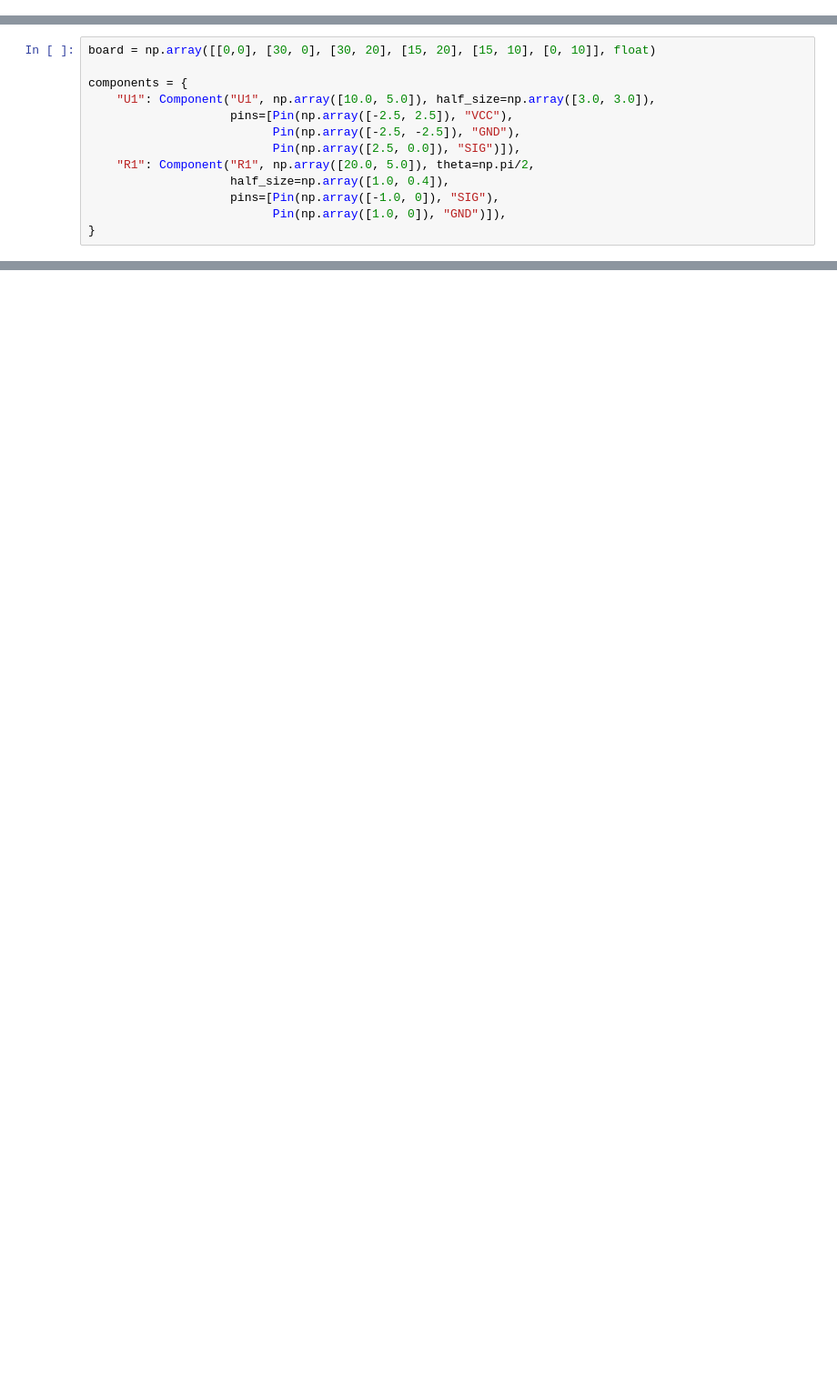
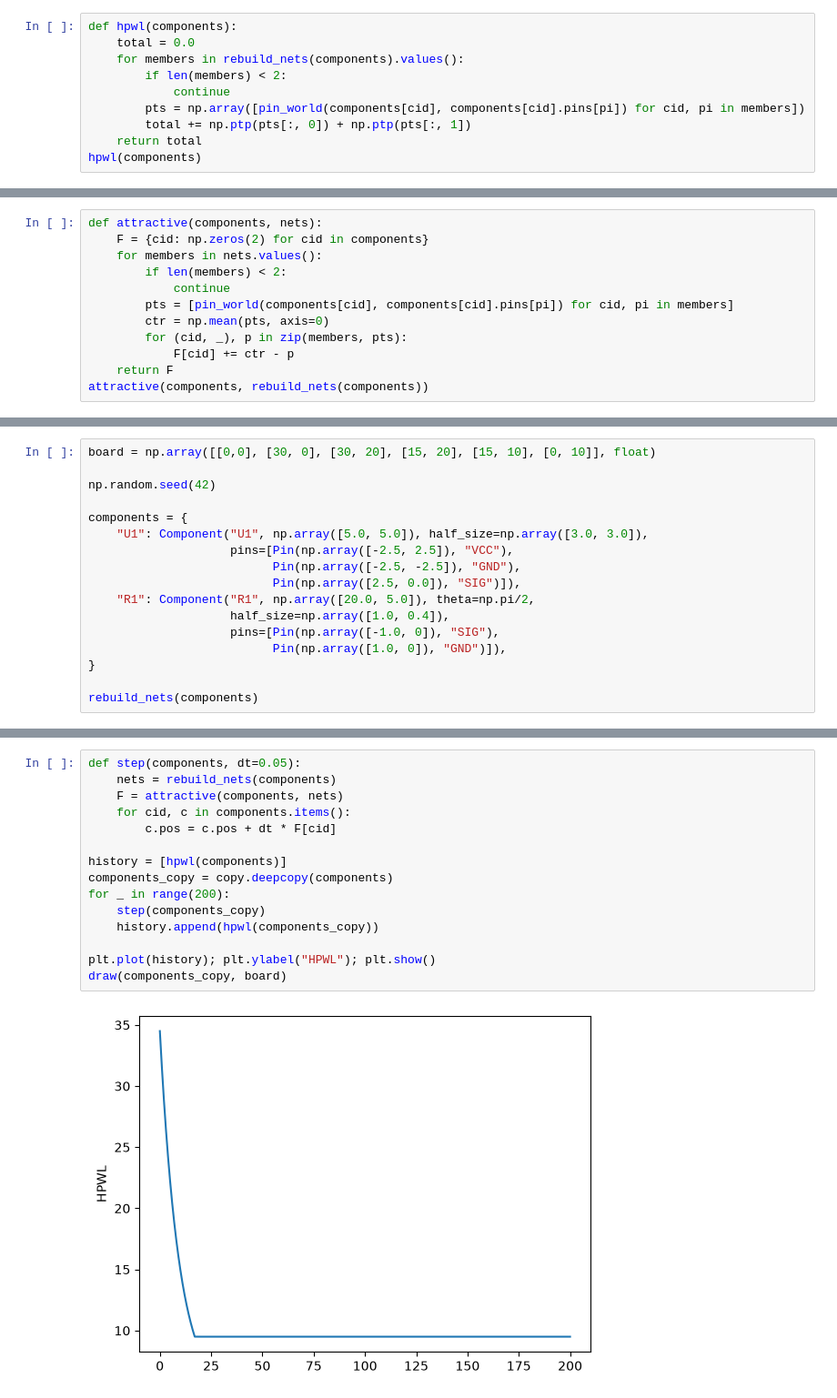
Before and after one commit to wang-edward/autoplace, a Jupyter notebook: place.ipynb, the cells around one changed output, grey strips where cells are left out. Shown at 91% size. Saved outputs shown, nothing was run; the diff lists cells and outputs as text; blank space fills up the shorter version.

Commit message:
attract

```diff
--- a/place.ipynb
+++ b/place.ipynb
@@ -27,0 +34,10 @@ def pin_world(component, pin):
+# %%
+def hpwl(components):
+    total = 0.0
+    for members in rebuild_nets(components).values():
+        if len(members) < 2:
+            continue
+        pts = np.array([pin_world(components[cid], components[cid].pins[pi]) for cid, pi in members])
+        total += np.ptp(pts[:, 0]) + np.ptp(pts[:, 1])
+    return total
+hpwl(components)
@@ -27,0 +46,12 @@ def pin_world(component, pin):
+# %%
+def attractive(components, nets):
+    F = {cid: np.zeros(2) for cid in components}
+    for members in nets.values():
+        if len(members) < 2:
+            continue
+        pts = [pin_world(components[cid], components[cid].pins[pi]) for cid, pi in members]
+        ctr = np.mean(pts, axis=0)
+        for (cid, _), p in zip(members, pts):
+            F[cid] += ctr - p
+    return F
+attractive(components, rebuild_nets(components))
@@ -28,8 +60,10 @@ def pin_world(component, pin):
 # %%
 board = np.array([[0,0], [30, 0], [30, 20], [15, 20], [15, 10], [0, 10]], float)
 
+np.random.seed(42)
+
 components = {
-    "U1": Component("U1", np.array([10.0, 5.0]), half_size=np.array([3.0, 3.0]),
+    "U1": Component("U1", np.array([5.0, 5.0]), half_size=np.array([3.0, 3.0]),
                     pins=[Pin(np.array([-2.5, 2.5]), "VCC"),
                           Pin(np.array([-2.5, -2.5]), "GND"),
                           Pin(np.array([2.5, 0.0]), "SIG")]),
@@ -38,3 +72,5 @@ components = {
                     pins=[Pin(np.array([-1.0, 0]), "SIG"),
                           Pin(np.array([1.0, 0]), "GND")]),
 }
+
+rebuild_nets(components)
@@ -40,0 +81,17 @@ components = {
+# %%
+def step(components, dt=0.05):
+    nets = rebuild_nets(components)
+    F = attractive(components, nets)
+    for cid, c in components.items():
+        c.pos = c.pos + dt * F[cid]
+
+history = [hpwl(components)]
+components_copy = copy.deepcopy(components)
+for _ in range(200):
+    step(components_copy)
+    history.append(hpwl(components_copy))
+
+plt.plot(history); plt.ylabel("HPWL"); plt.show()
+draw(components_copy, board)
+# %% [output]
+[figure, added]
```
Also changed, not shown: parts of 7 cells of this notebook.
